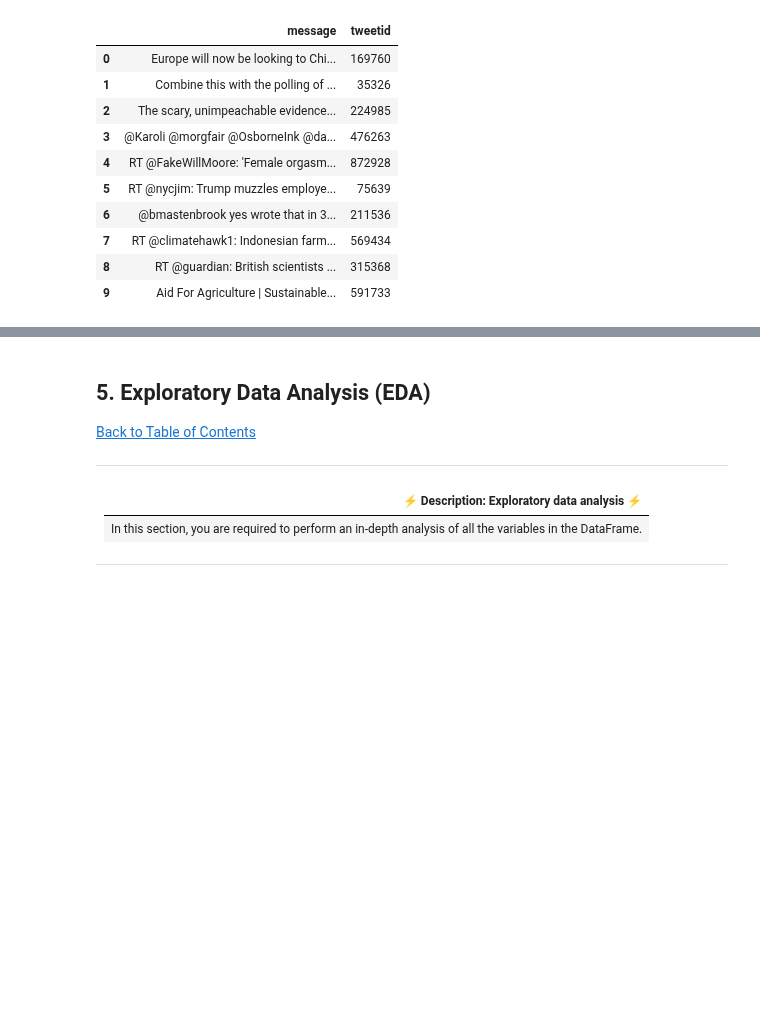
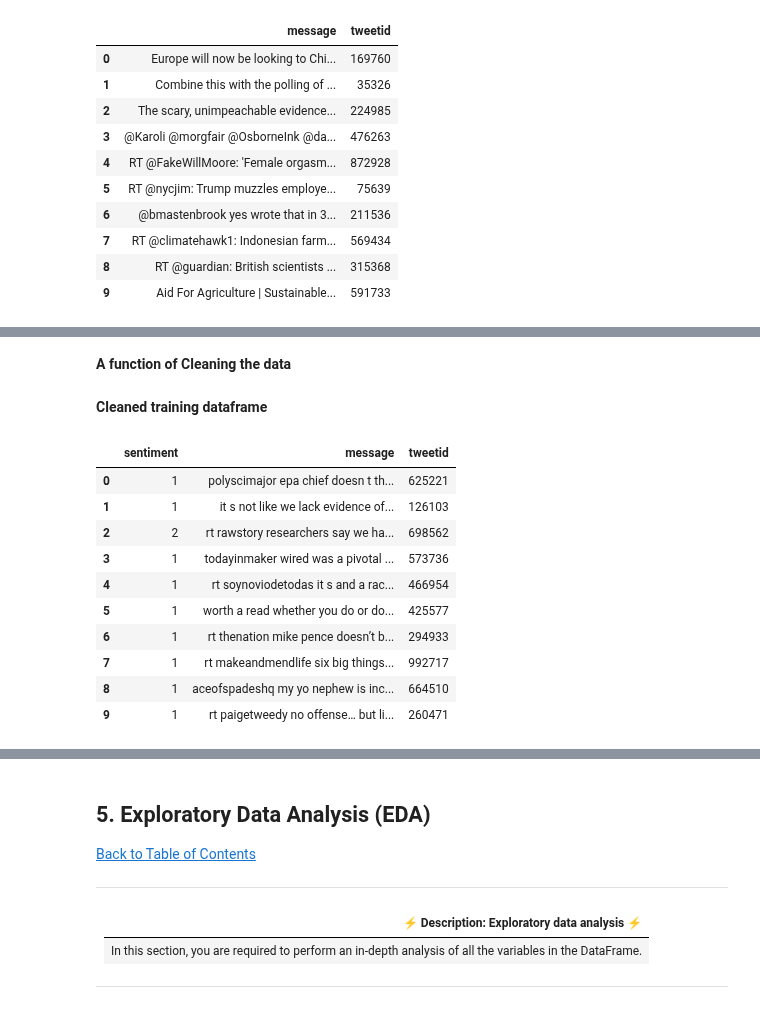
Before and after one commit to Classifix/Classifix, a Jupyter notebook: Advanced_Classification/starter-notebook.ipynb, the cells around one changed output, grey strips where cells are left out. Drawn from its saved outputs; the diff is of its cells as text; code cells hidden in the pictures; blank space fills up the shorter version.

Commit message:
Cleaning the data

```diff
--- a/Advanced_Classification/starter-notebook.ipynb
+++ b/Advanced_Classification/starter-notebook.ipynb
@@ -189,0 +198,2 @@ with pd.option_context('display.max_colwidth', 400):
+# %% [markdown]
+**A function of Cleaning the data**
@@ -189,0 +243,20 @@ with pd.option_context('display.max_colwidth', 400):
+# %% [markdown]
+**Cleaned training dataframe**
+# %%
+#Applying the function to the training data
+train['message'] = train['message'].apply(clean_tweet)
+#displaying the message of the training data first 10 rows
+with pd.option_context('display.max_colwidth', 400):
+    display(train.head(10))
+# %% [output]
+|  | sentiment | message | tweetid |
+| 0 | 1 | polyscimajor epa chief doesn t th... | 625221 |
+| 1 | 1 | it s not like we lack evidence of... | 126103 |
+| 2 | 2 | rt rawstory researchers say we ha... | 698562 |
+| 3 | 1 | todayinmaker wired was a pivotal ... | 573736 |
+| 4 | 1 | rt soynoviodetodas it s and a rac... | 466954 |
+| 5 | 1 | worth a read whether you do or do... | 425577 |
+| 6 | 1 | rt thenation mike pence doesn’t b... | 294933 |
+| 7 | 1 | rt makeandmendlife six big things... | 992717 |
+| 8 | 1 | aceofspadeshq my yo nephew is inc... | 664510 |
+| 9 | 1 | rt paigetweedy no offense… but li... | 260471 |
```
Also changed, not shown: parts of 23 cells of this notebook.
